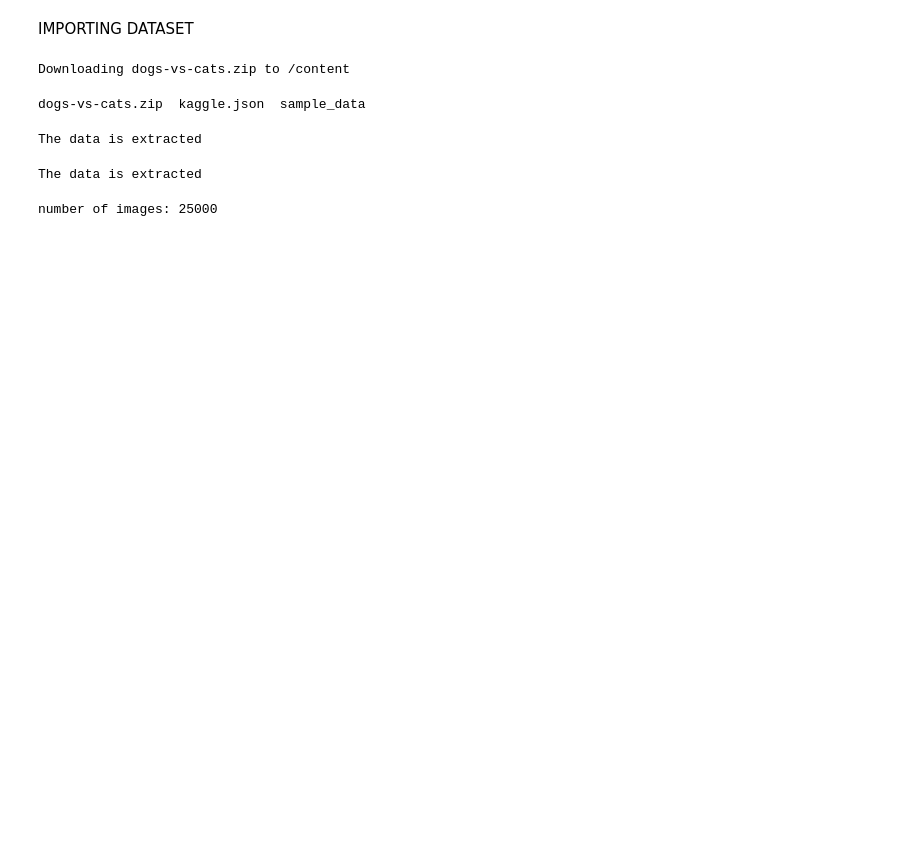
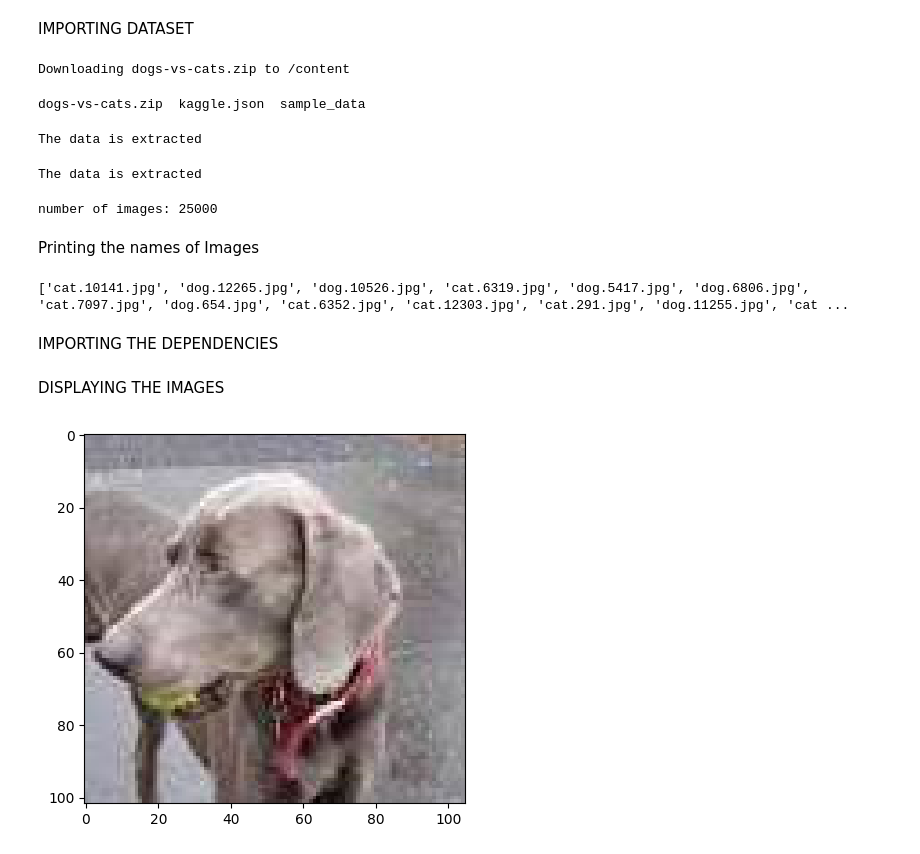
Before and after one commit to shivicode1108/Dog-vs-Cat-Classification, a Jupyter notebook: dog_vs_cat_classification.ipynb, the cells around one changed output. Drawn from its saved outputs; the diff is of its cells as text; code cells hidden in the pictures; blank space fills up the shorter version.

```diff
--- a/dog_vs_cat_classification.ipynb
+++ b/dog_vs_cat_classification.ipynb
@@ -57,3 +57,12 @@ file_count=len(files)
 print("number of images:",file_count)
 # %% [output]
 number of images: 25000
+# %% [markdown]
+Printing the names of Images
+# %%
+file_names=os.listdir('/content/train/')
+print(file_names)
+# %% [output]
+['cat.10141.jpg', 'dog.12265.jpg', 'dog.10526.jpg', 'cat.6319.jpg', 'dog.5417.jpg', 'dog.6806.jpg', 'cat.7097.jpg', 'dog.654.jpg', 'cat.6352.jpg', 'cat.12303.jpg', 'cat.291.jpg', 'dog.11255.jpg', 'cat ...
+# %% [markdown]
+IMPORTING THE DEPENDENCIES
@@ -59,0 +76,9 @@ number of images: 25000
+# %% [markdown]
+DISPLAYING THE IMAGES
+# %%
+#DISPLAYING DOG IMAGES
+img=mpimg.imread('/content/train/dog.12265.jpg')
+imgplot=plt.imshow(img)
+plt.show()
+# %% [output]
+[figure, added]
```
Also changed, not shown: parts of 15 cells of this notebook.
